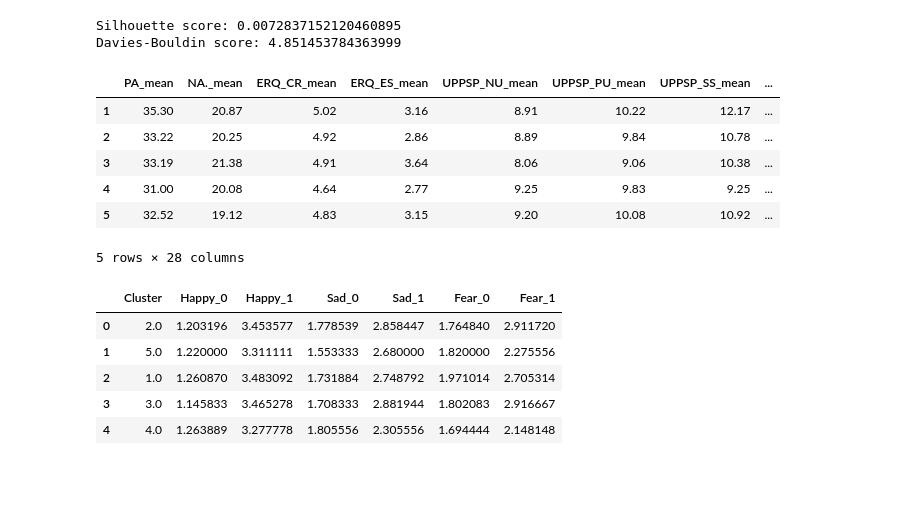
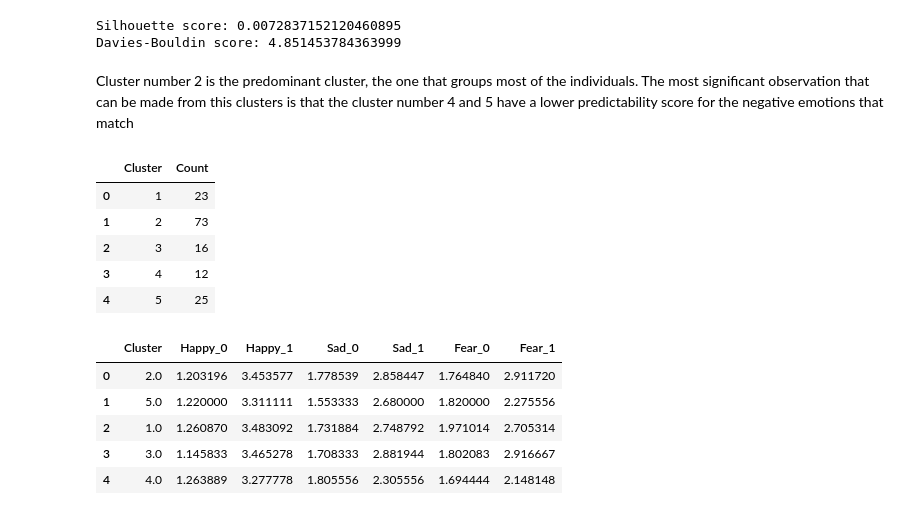
Before and after one commit to ManuIluro22/CasLAB-Predictive-Processing, a Jupyter notebook: Clustering_Predictive_Processing/Clustering_TimeSeries_Datasets.ipynb, the cells around one changed output. Cells and saved outputs as stored; diff of their text form; code cells hidden in the pictures; blank space fills up the shorter version.

```diff
--- a/Clustering_Predictive_Processing/Clustering_TimeSeries_Datasets.ipynb
+++ b/Clustering_Predictive_Processing/Clustering_TimeSeries_Datasets.ipynb
@@ -189,17 +240,17 @@ utils.create_word(df, list_metrics, name_output)
 # %%
 output_name = f'Clusters_TimeSeries/time_series_predictive_processing_fear_match_clusters.xlsx'
 utils.export_clusters_df(cluster_data_fear1.copy(),output_name)
-# %%
-# Scales Metrics
-utils.create_metrics_cluster_df(cluster_data_fear1,scales)
-# %% [output]
-|  | PA_mean | NA._mean | ERQ_CR_mean | ERQ_ES_mean | UPPSP_NU_mean | UPPSP_PU_mean | UPPSP_SS_mean | ... |
-| 1 | 35.30 | 20.87 | 5.02 | 3.16 | 8.91 | 10.22 | 12.17 | ... |
-| 2 | 33.22 | 20.25 | 4.92 | 2.86 | 8.89 | 9.84 | 10.78 | ... |
-| 3 | 33.19 | 21.38 | 4.91 | 3.64 | 8.06 | 9.06 | 10.38 | ... |
-| 4 | 31.00 | 20.08 | 4.64 | 2.77 | 9.25 | 9.83 | 9.25 | ... |
-| 5 | 32.52 | 19.12 | 4.83 | 3.15 | 9.20 | 10.08 | 10.92 | ... |
-5 rows × 28 columns
+# %% [markdown]
+Cluster number 2 is the predominant cluster, the one that groups most of the individuals. The most significant observation that can be made from this clusters is that the cluster number 4 and 5 have a lower predictability score for the negative emotions that match
+# %%
+predictive_clustering.length_cluster(cluster_data_fear1)
+# %% [output]
+|  | Cluster | Count |
+| 0 | 1 | 23 |
+| 1 | 2 | 73 |
+| 2 | 3 | 16 |
+| 3 | 4 | 12 |
+| 4 | 5 | 25 |
 # %%
 #Means tasks
 utils.create_mean_tasks(data,cluster_data_fear1)
```
Also changed, not shown: parts of 46 cells of this notebook, 39 other files.
